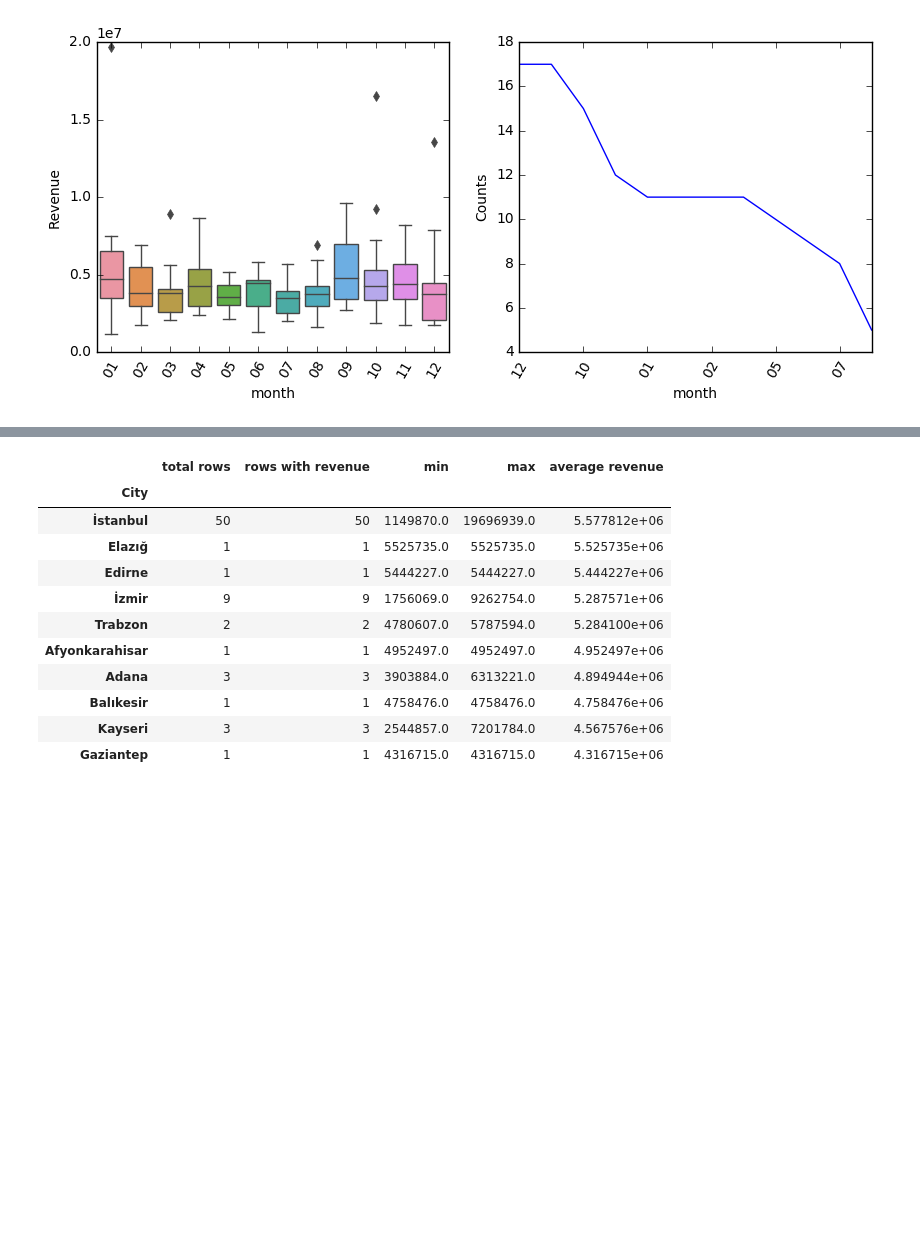
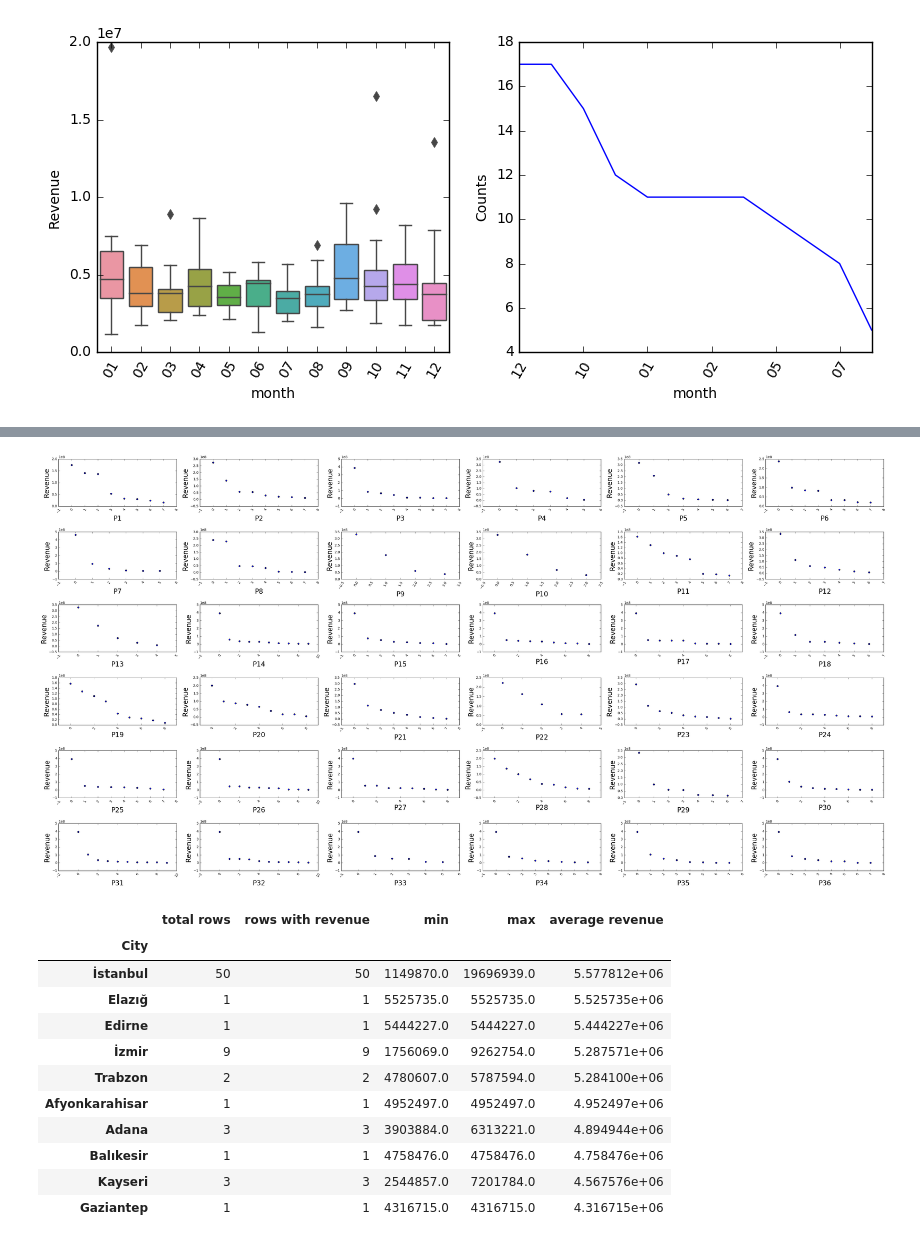
Before and after one commit to PurbashaChatterjee/RevenuePrediction, a Jupyter notebook: revenuePrediction.ipynb, the cells around one changed output, grey strips where cells are left out. Cells and saved outputs as stored; diff of their text form; code cells hidden in the pictures; blank space fills up the shorter version.

```diff
--- a/revenuePrediction.ipynb
+++ b/revenuePrediction.ipynb
@@ -225,3 +318,7 @@ plt.show()
+# %%
+numFeaturePlot()
+# %% [output]
+[figure, added]
 # %%
 def group_features(col):
     city = train.groupby(col)['revenue'].agg(['size','count','min','max','mean']).sort_values(by='mean',ascending = False)
```
Also changed, not shown: parts of 34 cells of this notebook.
